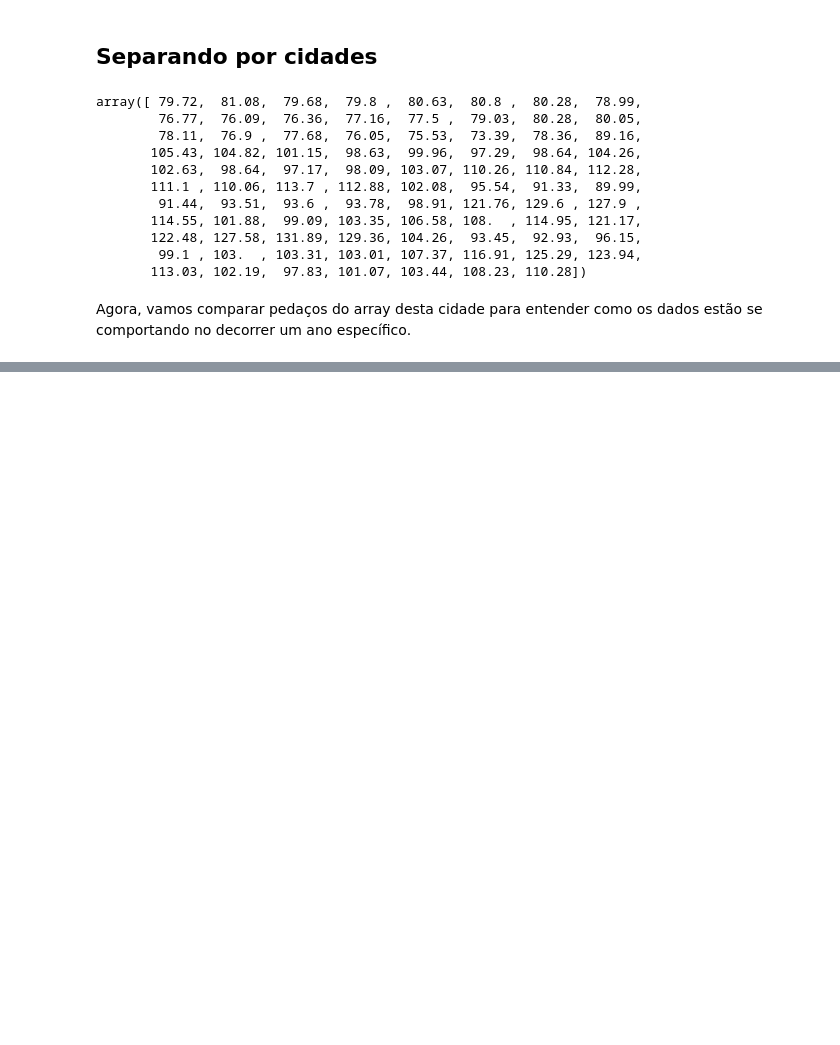
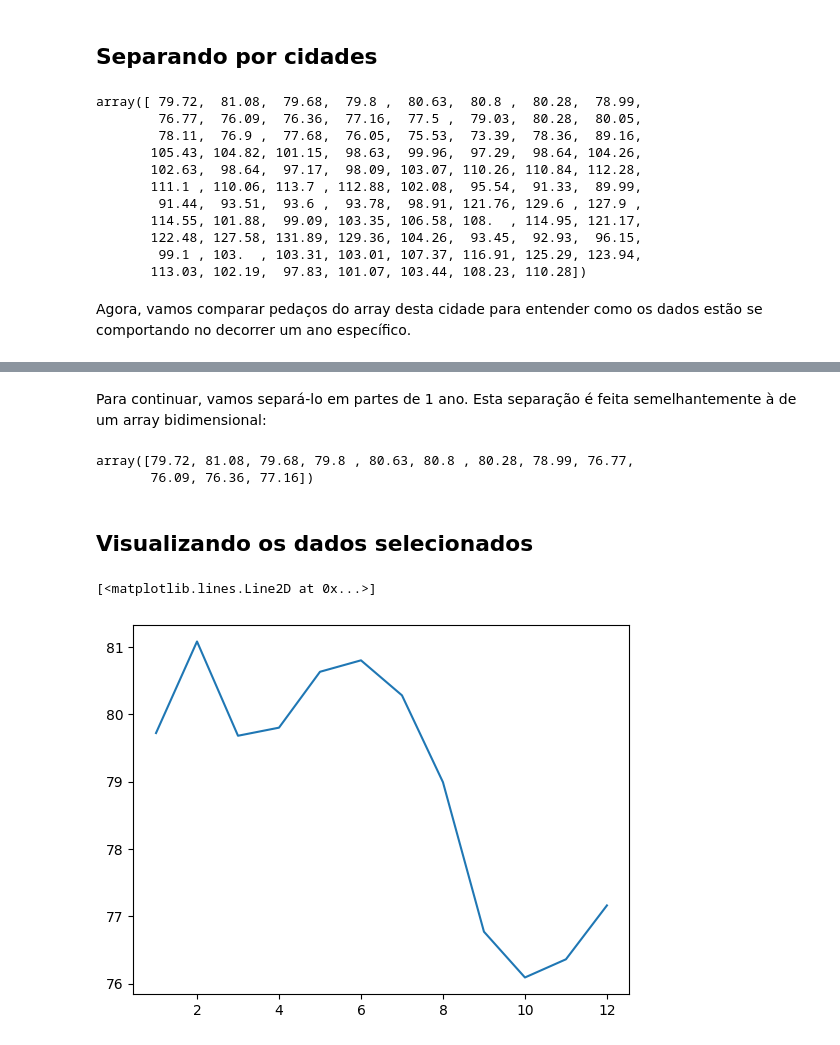
Before and after one commit to orlandojsjunior/Python_para_Data_Science-NumPy, a Jupyter notebook: Numpy.ipynb, the cells around one changed output, grey strips where cells are left out. Saved outputs shown, nothing was run; the diff lists cells and outputs as text; code cells hidden in the pictures; blank space fills up the shorter version.

Commit message:
Aula 2 - Atividade 05 Comparação entre arrays

```diff
--- a/Numpy.ipynb
+++ b/Numpy.ipynb
@@ -178,0 +191,9 @@ Agora, vamos comparar pedaços do array desta cidade para entender como os dados
+# %% [markdown]
+Para continuar, vamos separá-lo em partes de 1 ano. Esta separação é feita semelhantemente à de um array bidimensional:
+# %%
+Moscow_ano1 = Moscow[0:12]
+# %%
+Moscow_ano1
+# %% [output]
+array([79.72, 81.08, 79.68, 79.8 , 80.63, 80.8 , 80.28, 78.99, 76.77,
+       76.09, 76.36, 77.16])
@@ -178,0 +204,7 @@ Agora, vamos comparar pedaços do array desta cidade para entender como os dados
+# %% [markdown]
+## Visualizando os dados selecionados
+# %%
+plt.plot(np.arange(1,13,1), Moscow_ano1)
+# %% [output]
+[<matplotlib.lines.Line2D at 0x...>]
+[figure, added]
```
Also changed, not shown: parts of 10 cells of this notebook.
